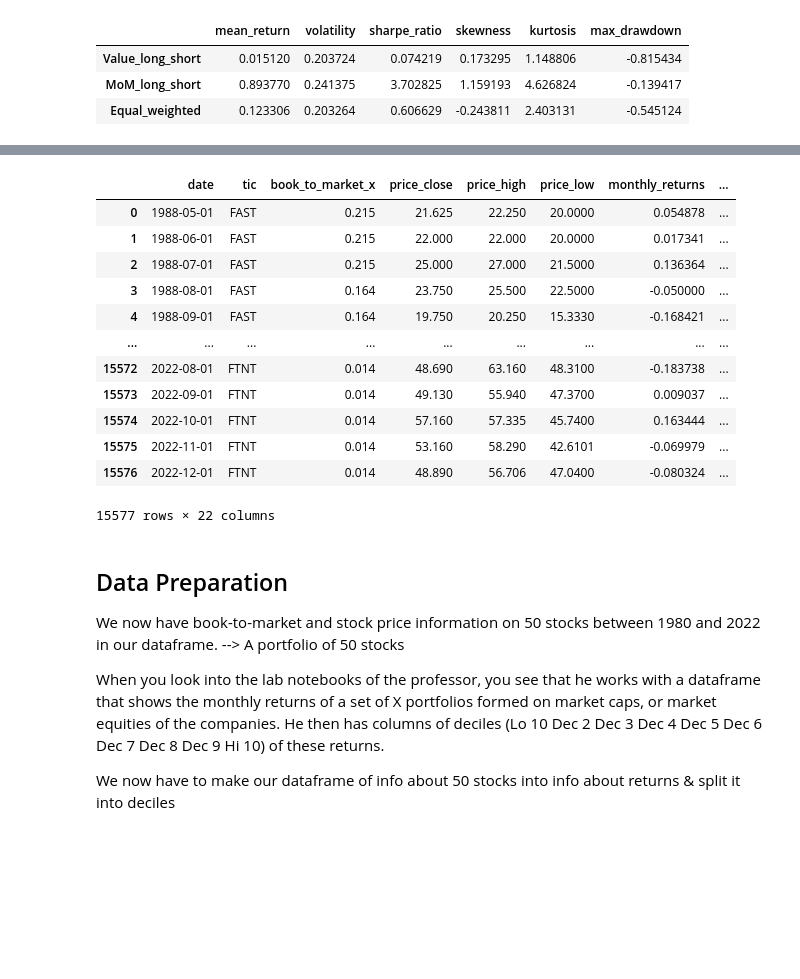
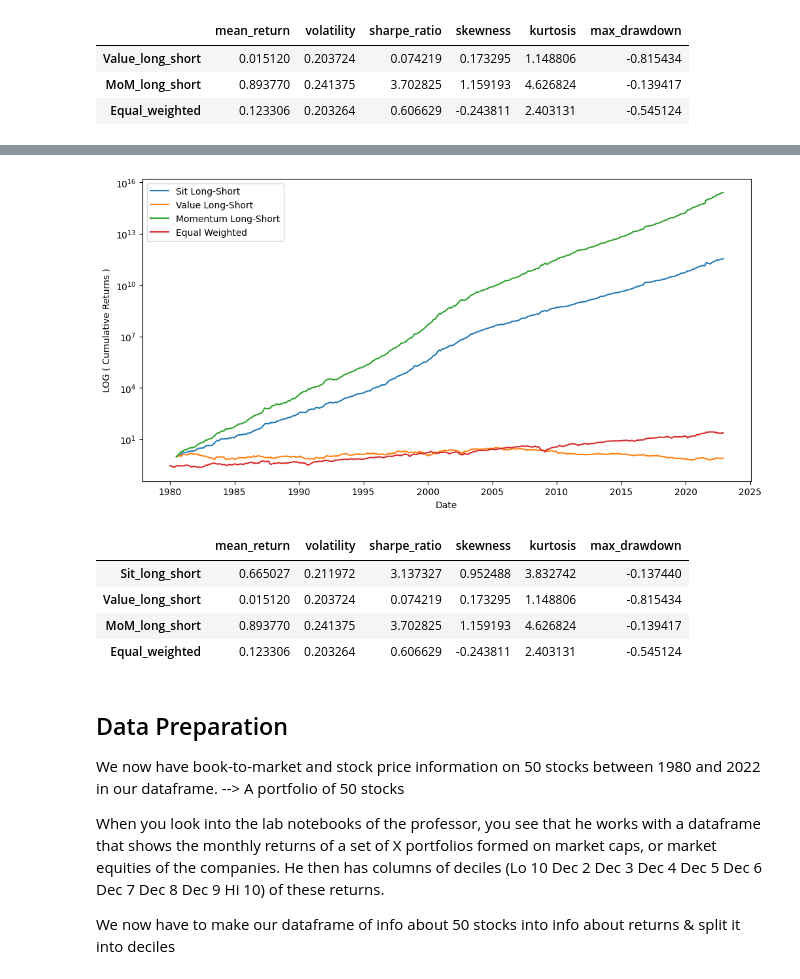
Before and after one commit to InesDew/NOVA-Asset-Management, a Jupyter notebook: Solution.ipynb, the cells around one changed output, grey strips where cells are left out. Saved outputs shown, nothing was run; the diff lists cells and outputs as text; code cells hidden in the pictures; blank space fills up the shorter version.

```diff
--- a/Solution.ipynb
+++ b/Solution.ipynb
@@ -390,10 +390,15 @@ df_tic['std_mom_normalized'] = (df_tic['momentum_6m_x'] - df_tic['mean_mom']) /
 
 #Calculate composite characteristic
 df_tic['sit'] = df_tic['std_bm_normalized'] + df_tic['std_mom_normalized']
+df_tic = df_tic.drop(['mean_bm','std_bm','mean_mom','std_mom','std_bm_normalized','std_mom_normalized'], axis=1)
+df_tic = df_tic.rename(columns={'book_to_market_x': 'book_to_market'})
+df_tic = df_tic.rename(columns={'momentum_6m_x': 'momentum_6m'})
 
 # Create tercile portfolios based on Book-to-Market and Momentum
 df_tic['sit_tercile'] = df_tic.groupby('date')['sit'].transform(create_equally_weighted_groups)
 
 # Assign portfolio names
-sit_labels = ['sit_low', 'sit_med', 'sit_high']
+sit_labels = ['Sit_low', 'Sit_med', 'Sit_high']
 df_tic['sit_tercile'] = df_tic['sit_tercile'].map(dict(enumerate(sit_labels)))
+
+display(df_tic)
@@ -450,19 +419,60 @@ KeyboardInterrupt:
-# %%
-df_tic
-# %% [output]
-|  | date | tic | book_to_market_x | price_close | price_high | price_low | monthly_returns | ... |
-| 0 | 1988-05-01 | FAST | 0.215 | 21.625 | 22.250 | 20.0000 | 0.054878 | ... |
-| 1 | 1988-06-01 | FAST | 0.215 | 22.000 | 22.000 | 20.0000 | 0.017341 | ... |
-| 2 | 1988-07-01 | FAST | 0.215 | 25.000 | 27.000 | 21.5000 | 0.136364 | ... |
-| 3 | 1988-08-01 | FAST | 0.164 | 23.750 | 25.500 | 22.5000 | -0.050000 | ... |
-| 4 | 1988-09-01 | FAST | 0.164 | 19.750 | 20.250 | 15.3330 | -0.168421 | ... |
-| ... | ... | ... | ... | ... | ... | ... | ... | ... |
-| 15572 | 2022-08-01 | FTNT | 0.014 | 48.690 | 63.160 | 48.3100 | -0.183738 | ... |
-| 15573 | 2022-09-01 | FTNT | 0.014 | 49.130 | 55.940 | 47.3700 | 0.009037 | ... |
-| 15574 | 2022-10-01 | FTNT | 0.014 | 57.160 | 57.335 | 45.7400 | 0.163444 | ... |
-| 15575 | 2022-11-01 | FTNT | 0.014 | 53.160 | 58.290 | 42.6101 | -0.069979 | ... |
-| 15576 | 2022-12-01 | FTNT | 0.014 | 48.890 | 56.706 | 47.0400 | -0.080324 | ... |
-15577 rows × 22 columns
+# %%
+# Calculate equal-weighted returns for each tercile portfolio
+sit_tercile_returns = df_tic.groupby(['date', 'sit_tercile'])['monthly_returns'].mean().unstack()
+
+# Construct long-short portfolios
+sit_tercile_returns['Sit_long_short'] = sit_tercile_returns['Sit_high'] - sit_tercile_returns['Sit_low']
+tercile_returns = pd.concat([tercile_returns,sit_tercile_returns['Sit_long_short']], axis=1)
+
+# Calculate the cumulative returns for each long-short portfolio
+tercile_returns['Sit_long_short'] = (1 + tercile_returns['Sit_long_short']).cumprod()
+
+# Calculate annualized performance statistics
+annualized_mean_return = df_tic.groupby(['sit_tercile'])['monthly_returns'].mean() * 12
+annualized_volatility = df_tic.groupby(['sit_tercile'])['monthly_returns'].std() * np.sqrt(12)
+
+# Plot the cumulative returns
+plt.figure(figsize=(12, 6))
+plt.plot(tercile_returns.index, tercile_returns['Sit_long_short'], label='Sit Long-Short')
+plt.plot(tercile_returns.index, tercile_returns['Value_long_short'], label='Value Long-Short')
+plt.plot(tercile_returns.index, tercile_returns['MoM_long_short'], label='Momentum Long-Short')
+plt.plot(equal_weighted_returns.index, equal_weighted_cumulative, label='Equal Weighted')
+plt.xlabel('Date')
+plt.ylabel('LOG ( Cumulative Returns )')
+plt.yscale('log')
+plt.legend()
+plt.show()
+
+# Annualized performance statistics
+portfolios = {
+    'Sit_long_short': tercile_returns['Sit_long_short'],
+    'Value_long_short': tercile_returns['Value_long_short'],
+    'MoM_long_short': tercile_returns['MoM_long_short'],
+    'Equal_weighted': equal_weighted_cumulative
+}
+
+stats_LS = pd.DataFrame(index=['mean_return', 'volatility', 'sharpe_ratio', 'skewness', 'kurtosis', 'max_drawdown'], columns=portfolios.keys())
+
+for name, portfolio in portfolios.items():
+    returns = portfolio.pct_change().dropna()
+    avg_return = returns.mean() * 12
+    volatility = returns.std() * np.sqrt(12)
+    sharpe_ratio = avg_return / volatility
+    skewness_ = skew(returns)
+    kurtosis_ = kurtosis(returns)
+    drawdowns = (portfolio / portfolio.cummax()) - 1
+    max_drawdown = drawdowns.min()
+    stats_LS[name] = [avg_return, volatility, sharpe_ratio, skewness_, kurtosis_, max_drawdown]
+
+stats_LS = stats_LS.T
+display(stats_LS)
+# %% [output]
+[figure, added]
+|  | mean_return | volatility | sharpe_ratio | skewness | kurtosis | max_drawdown |
+| Sit_long_short | 0.665027 | 0.211972 | 3.137327 | 0.952488 | 3.832742 | -0.137440 |
+| Value_long_short | 0.015120 | 0.203724 | 0.074219 | 0.173295 | 1.148806 | -0.815434 |
+| MoM_long_short | 0.893770 | 0.241375 | 3.702825 | 1.159193 | 4.626824 | -0.139417 |
+| Equal_weighted | 0.123306 | 0.203264 | 0.606629 | -0.243811 | 2.403131 | -0.545124 |
 # %% [markdown]
 ## Data Preparation
 
```
Also changed, not shown: parts of 6 cells of this notebook.
